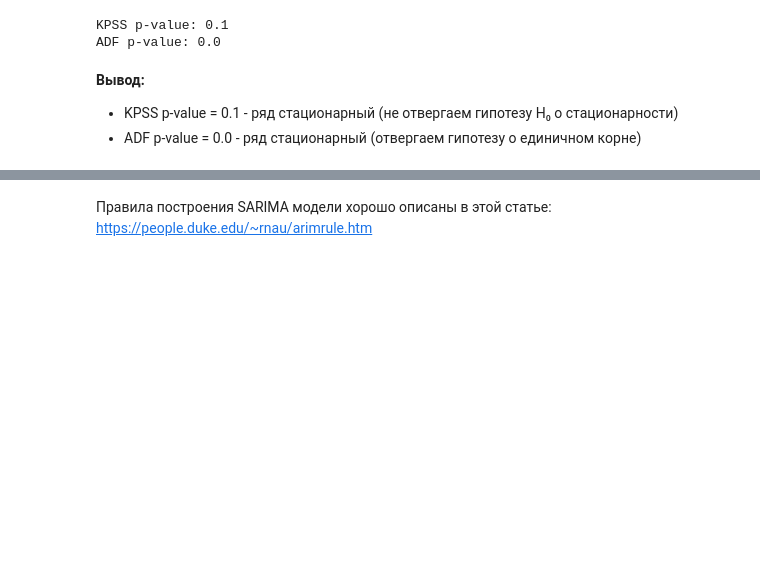
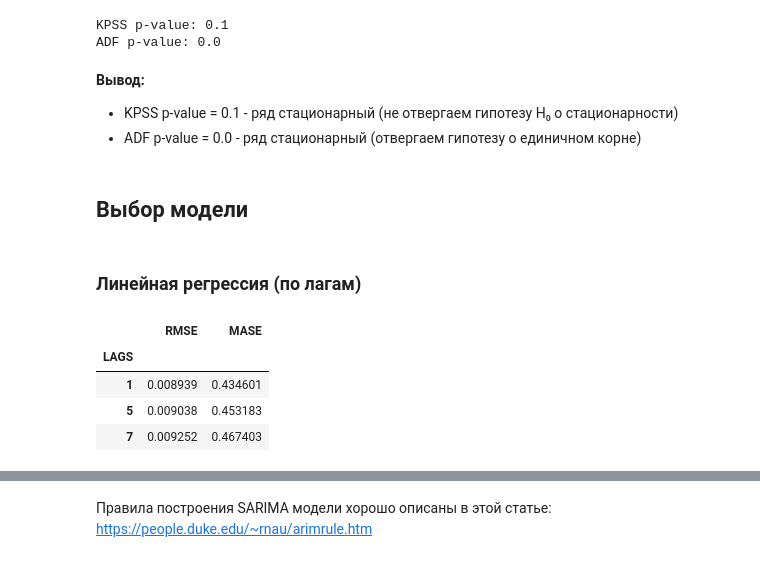
Before and after one commit to iabulkov/changes, a Jupyter notebook: ML.ipynb, the cells around one changed output, grey strips where cells are left out. Cells and saved outputs as stored; diff of their text form; code cells hidden in the pictures; blank space fills up the shorter version.

```diff
--- a/ML.ipynb
+++ b/ML.ipynb
@@ -307,4 +346,54 @@ ADF p-value: 0.0
 __Вывод:__
 - KPSS p-value = 0.1 - ряд стационарный (не отвергаем гипотезу H₀ о стационарности)
 - ADF p-value = 0.0 - ряд стационарный (отвергаем гипотезу о единичном корне)
+# %% [markdown]
+## Выбор модели
+# %% [markdown]
+### Линейная регрессия (по лагам)
+# %%
+def make_lags(series, lags) -> pd.DataFrame:
+    return pd.concat({f"lag_{i}": series.shift(i) for i in range(1, lags + 1)}, axis=1)
+
+
+results = {"RMSE": {}, "MASE": {}}
+predicts = {}
+
+# Перебор для разных лагов
+for LAGS in [1, 5, 7]:
+    # Train
+    lags_train = make_lags(df_train["LOG_RETURN"], LAGS)
+    data_train = pd.concat([df_series[["TRADEDATE"]], df_train["LOG_RETURN"], lags_train], axis=1).dropna()
+    X_train = data_train[lags_train.columns]
+    y_train_lr = data_train["LOG_RETURN"]
+
+    # Test
+    lags_test = make_lags(df_test["LOG_RETURN"], LAGS)
+    data_test = pd.concat([df_series[["TRADEDATE"]], df_test["LOG_RETURN"], lags_test], axis=1).dropna()
+    X_test = data_test[lags_test.columns]
+    y_test_lr = data_test["LOG_RETURN"]
+
+    # Обучение
+    lr = LinearRegression()
+    lr.fit(X_train, y_train_lr)
+
+    # Прогноз
+    y_lr_pred = lr.predict(X_test)
+    predicts[LAGS] = y_lr_pred
+
+    # Метрики
+    rmse_value = rmse(y_lr_pred, y_test_lr)
+    mase_value = mase(y_lr_pred, y_train_lr, y_test_lr)
+    results["RMSE"][LAGS] = rmse_value
+    results["MASE"][LAGS] = mase_value
+# %%
+# Значения полученных метрик
+df = pd.DataFrame(results)
+df.index.name = "LAGS"
+df
+# %% [output]
+|  | RMSE | MASE |
+| LAGS |  |  |
+| 1 | 0.008939 | 0.434601 |
+| 5 | 0.009038 | 0.453183 |
+| 7 | 0.009252 | 0.467403 |
 # %% [markdown]
```
Also changed, not shown: parts of 32 cells of this notebook.
